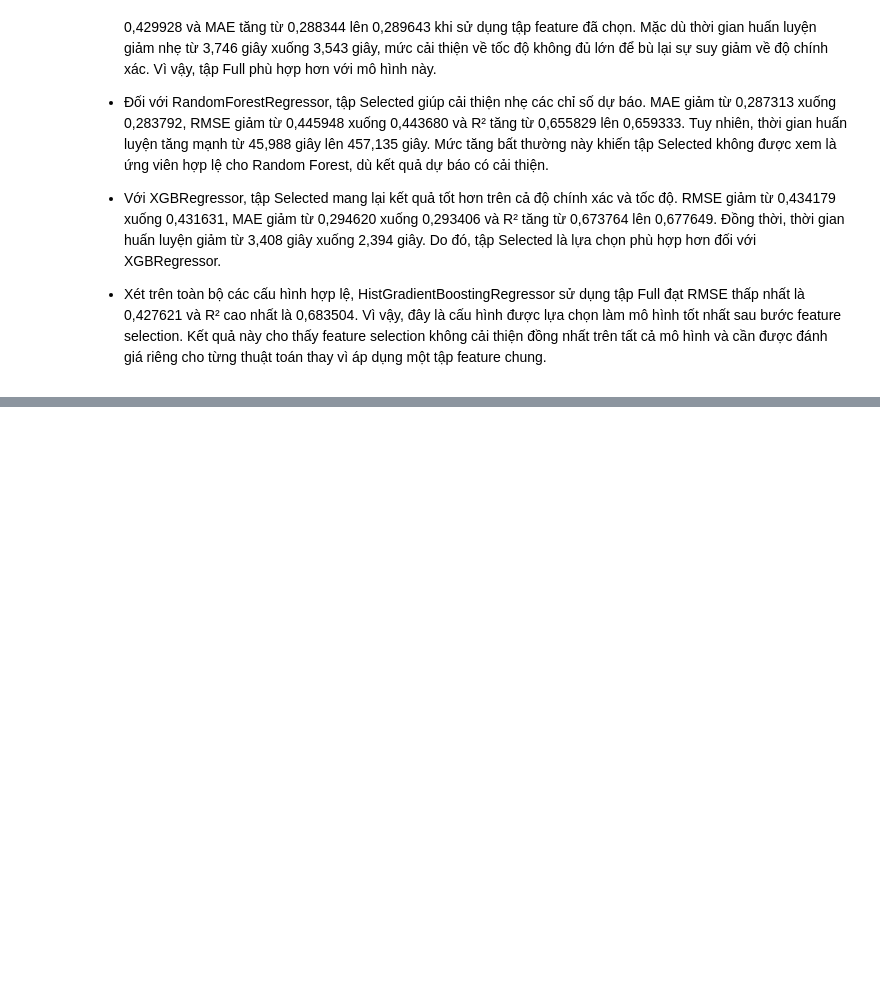
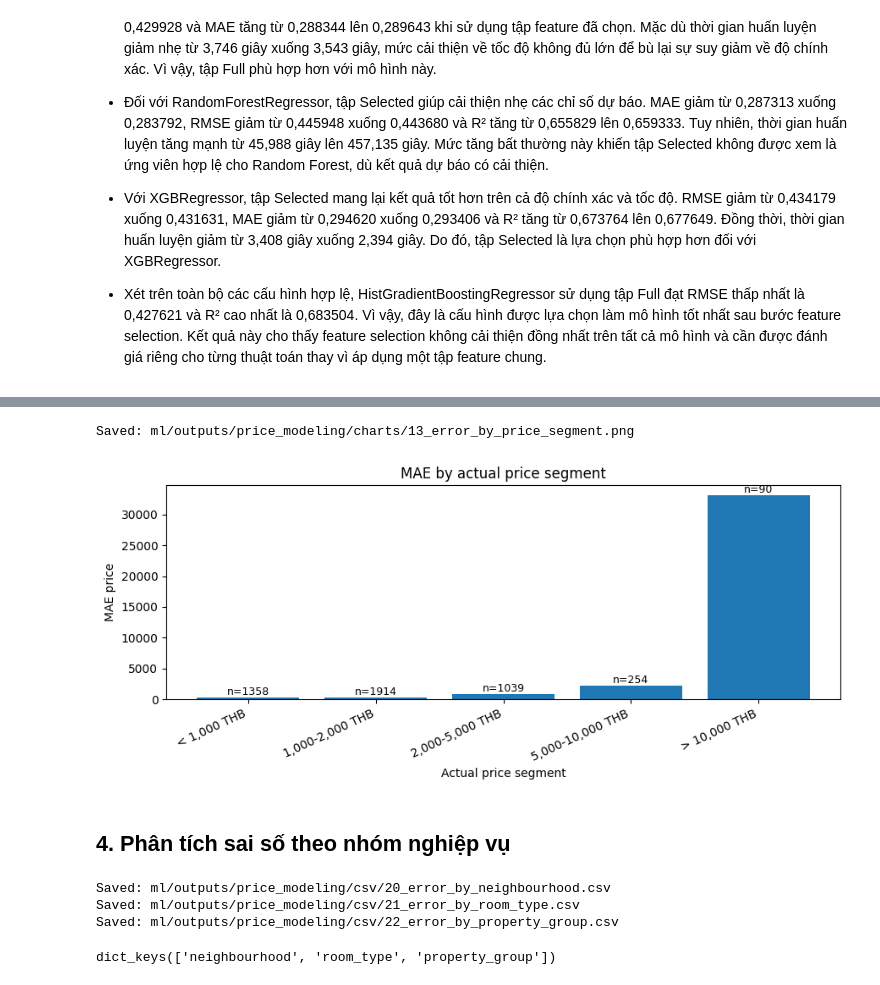
Before and after one commit to pamern/airbnb-analytics-platform, a Jupyter notebook: notebooks/03_price_modeling.ipynb, the cells around one changed output, grey strips where cells are left out. Saved outputs shown, nothing was run; the diff lists cells and outputs as text; code cells hidden in the pictures; blank space fills up the shorter version.

```diff
--- a/notebooks/03_price_modeling.ipynb
+++ b/notebooks/03_price_modeling.ipynb
@@ -2443,0 +3035,32 @@ Kết quả cho thấy việc giảm từ 29 xuống còn 22 feature, tương
+# %%
+predicted_log_price = final_pipeline.predict(X_test_final)
+actual_log_price = y_test.to_numpy()
+
+final_test_metrics = {
+    "model": best_tuned_model_name,
+    "feature_set": best_tuned_feature_set,
+    "rmse_log": calculate_rmse(actual_log_price, predicted_log_price),
+    "mae_log": mean_absolute_error(actual_log_price, predicted_log_price),
+    "r2_log": r2_score(actual_log_price, predicted_log_price),
+}
+
+actual_price = np.expm1(actual_log_price)
+predicted_price = np.maximum(np.expm1(predicted_log_price), 0)
+final_test_metrics["rmse_price"] = calculate_rmse(actual_price, predicted_price)
+final_test_metrics["mae_price"] = mean_absolute_error(actual_price, predicted_price)
+
+final_test_metrics_df = pd.DataFrame([final_test_metrics])
+
+final_test_predictions = pd.DataFrame({
+    "actual_log_price": actual_log_price,
+    "predicted_log_price": predicted_log_price,
+    "residual_log": actual_log_price - predicted_log_price,
+    "actual_price": actual_price,
+    "predicted_price": predicted_price,
+    "absolute_error_price": np.abs(actual_price - predicted_price),
+}, index=y_test.index)
+
+if "meta_test" in globals() and "listing_id" in meta_test.columns:
+    final_test_predictions.insert(0, "listing_id", meta_test.loc[y_test.index, "listing_id"].to_numpy())
+
+final_test_metrics_df
@@ -2443,0 +3508,45 @@ Kết quả cho thấy việc giảm từ 29 xuống còn 22 feature, tương
+# %%
+price_segment_plot = error_by_price_segment.copy()
+plt.figure(figsize=(9, 4))
+plt.bar(price_segment_plot["price_segment"].astype(str), price_segment_plot["mae_price"])
+for index, row in price_segment_plot.iterrows():
+    plt.text(index, row["mae_price"], f"n={int(row['sample_count'])}", ha="center", va="bottom", fontsize=9)
+plt.title("MAE by actual price segment")
+plt.xlabel("Actual price segment")
+plt.ylabel("MAE price")
+plt.xticks(rotation=25, ha="right")
+save_error_figure("13_error_by_price_segment.png")
+# %% [output]
+Saved: ml/outputs/price_modeling/charts/13_error_by_price_segment.png
+[figure, added]
+# %% [markdown]
+## 4. Phân tích sai số theo nhóm nghiệp vụ
+# %%
+def summarize_business_group(dataframe, group_column):
+    summary = summarize_error_group(dataframe.dropna(subset=[group_column]), group_column)
+    summary = summary.rename(columns={group_column: "group"})
+    summary.insert(0, "business_variable", group_column)
+    return summary.sort_values(["is_reliable_group", "rmse_log"], ascending=[False, False])
+
+
+business_group_outputs = {}
+for business_column, filename in [
+    ("neighbourhood", "20_error_by_neighbourhood.csv"),
+    ("room_type", "21_error_by_room_type.csv"),
+    ("property_group", "22_error_by_property_group.csv"),
+]:
+    if business_column in error_analysis_predictions.columns:
+        business_group_outputs[business_column] = summarize_business_group(
+            error_analysis_predictions,
+            business_column,
+        )
+        save_dataframe(business_group_outputs[business_column], filename)
+    else:
+        print(f"Skipped {filename}: missing column {business_column}")
+
+business_group_outputs.keys()
+# %% [output]
+Saved: ml/outputs/price_modeling/csv/20_error_by_neighbourhood.csv
+Saved: ml/outputs/price_modeling/csv/21_error_by_room_type.csv
+Saved: ml/outputs/price_modeling/csv/22_error_by_property_group.csv
+dict_keys(['neighbourhood', 'room_type', 'property_group'])
```
Also changed, not shown: parts of 74 cells of this notebook, 52 other files.
